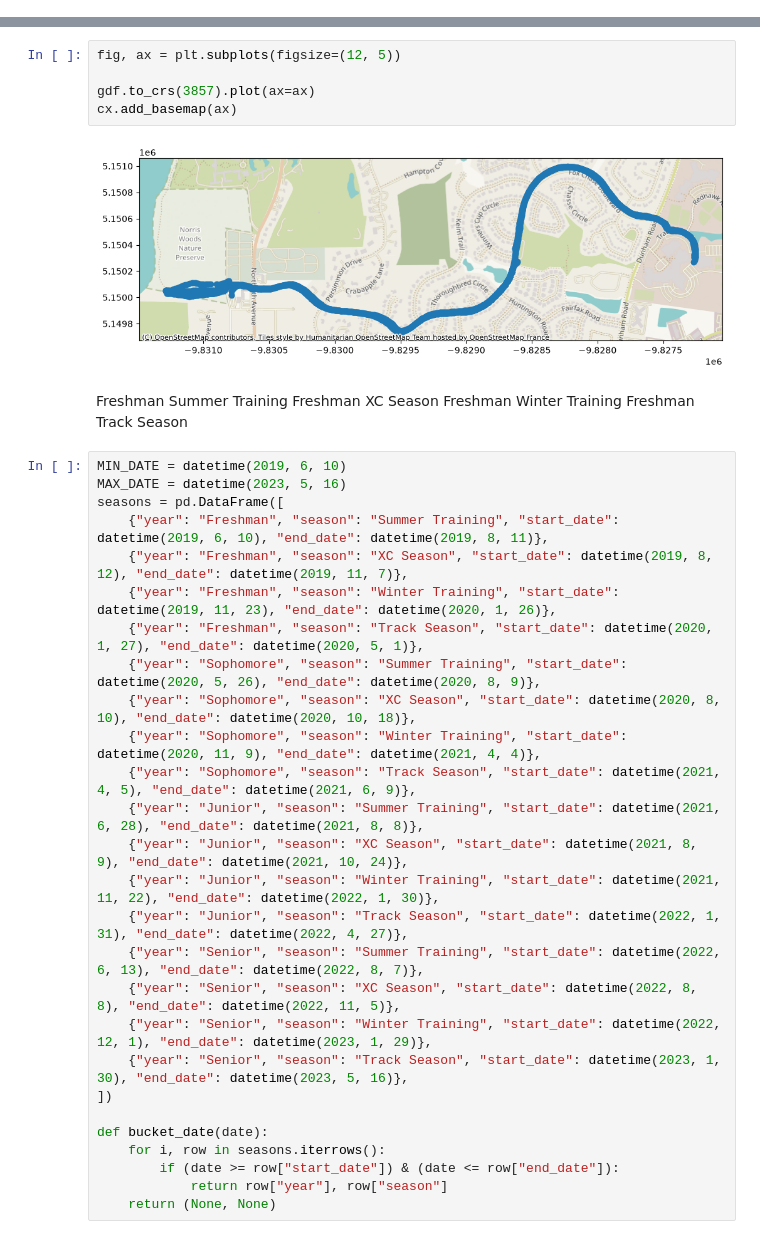
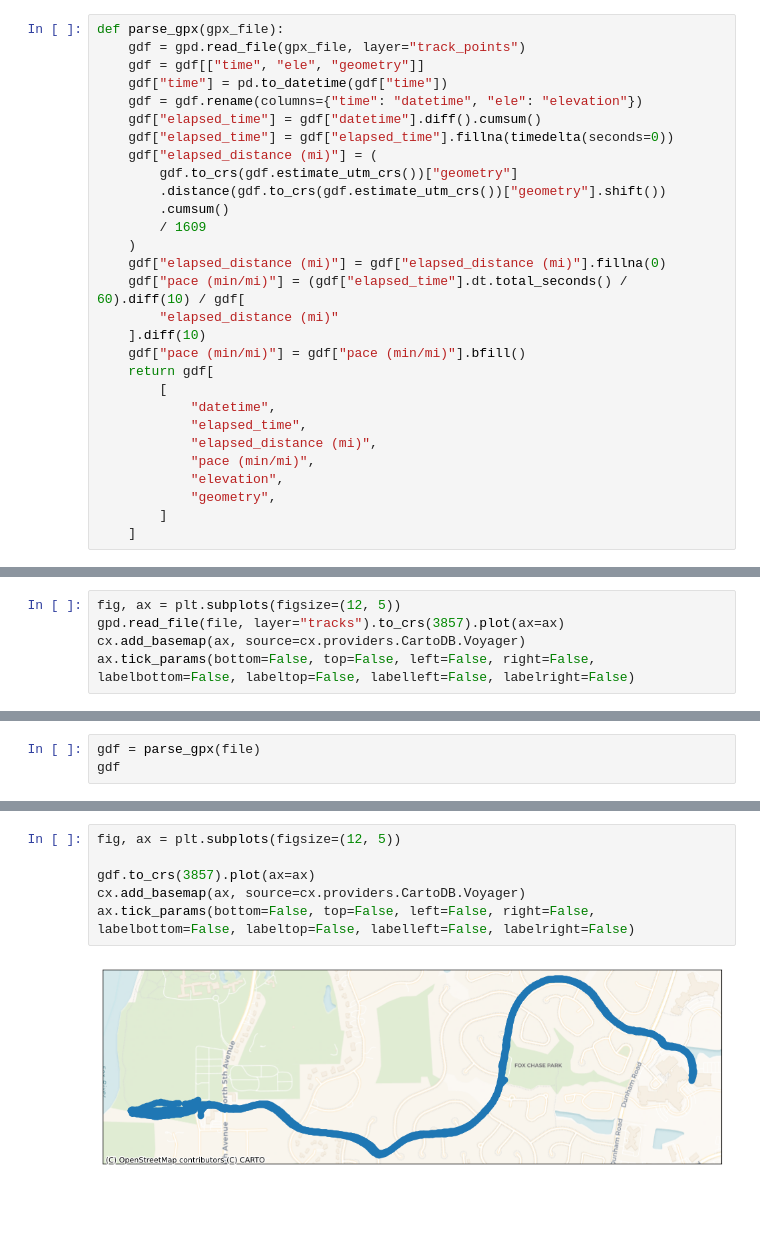
Before and after one commit to ryguy2k4/xc-routes, a Jupyter notebook: notebooks/gpx_tracks.ipynb, the cells around one changed output, grey strips where cells are left out. Saved outputs shown, nothing was run; the diff lists cells and outputs as text; blank space fills up the shorter version.

Commit message:
lots more data cleaning; map experimentation; updated readme.

```diff
--- a/notebooks/gpx_tracks.ipynb
+++ b/notebooks/gpx_tracks.ipynb
@@ -9,2 +10,31 @@ import glob
+# %%
+def parse_gpx(gpx_file):
+    gdf = gpd.read_file(gpx_file, layer="track_points")
+    gdf = gdf[["time", "ele", "geometry"]]
+    gdf["time"] = pd.to_datetime(gdf["time"])
+    gdf = gdf.rename(columns={"time": "datetime", "ele": "elevation"})
+    gdf["elapsed_time"] = gdf["datetime"].diff().cumsum()
+    gdf["elapsed_time"] = gdf["elapsed_time"].fillna(timedelta(seconds=0))
+    gdf["elapsed_distance (mi)"] = (
+        gdf.to_crs(gdf.estimate_utm_crs())["geometry"]
+        .distance(gdf.to_crs(gdf.estimate_utm_crs())["geometry"].shift())
+        .cumsum()
+        / 1609
+    )
+    gdf["elapsed_distance (mi)"] = gdf["elapsed_distance (mi)"].fillna(0)
+    gdf["pace (min/mi)"] = (gdf["elapsed_time"].dt.total_seconds() / 60).diff(10) / gdf[
+        "elapsed_distance (mi)"
+    ].diff(10)
+    gdf["pace (min/mi)"] = gdf["pace (min/mi)"].bfill()
+    return gdf[
+        [
+            "datetime",
+            "elapsed_time",
+            "elapsed_distance (mi)",
+            "pace (min/mi)",
+            "elevation",
+            "geometry",
+        ]
+    ]
 # %%
 file = '/Users/ryansponzilli/Developer/Python Projects/health-data/data/raw/apple_health/apple_health_export/workout-routes/route_2022-09-08_4.24pm.gpx'
@@ -30,0 +53,5 @@ gdf
+# %%
+fig, ax = plt.subplots(figsize=(12, 5))
+gpd.read_file(file, layer="tracks").to_crs(3857).plot(ax=ax)
+cx.add_basemap(ax, source=cx.providers.CartoDB.Voyager)
+ax.tick_params(bottom=False, top=False, left=False, right=False, labelbottom=False, labeltop=False, labelleft=False, labelright=False)
@@ -30,0 +60,3 @@ gdf
+# %%
+gdf = parse_gpx(file)
+gdf
@@ -31,39 +77,8 @@ gdf
 # %%
 fig, ax = plt.subplots(figsize=(12, 5))
 
 gdf.to_crs(3857).plot(ax=ax)
-cx.add_basemap(ax)
+cx.add_basemap(ax, source=cx.providers.CartoDB.Voyager)
+ax.tick_params(bottom=False, top=False, left=False, right=False, labelbottom=False, labeltop=False, labelleft=False, labelright=False)
 # %% [output]
-[figure, old version]
+[figure, new version]
-# %% [markdown]
-Freshman Summer Training
-Freshman XC Season
-Freshman Winter Training
-Freshman Track Season
-# %%
-MIN_DATE = datetime(2019, 6, 10)
-MAX_DATE = datetime(2023, 5, 16)
-seasons = pd.DataFrame([
-    {"year": "Freshman", "season": "Summer Training", "start_date": datetime(2019, 6, 10), "end_date": datetime(2019, 8, 11)},
-    {"year": "Freshman", "season": "XC Season", "start_date": datetime(2019, 8, 12), "end_date": datetime(2019, 11, 7)},
-    {"year": "Freshman", "season": "Winter Training", "start_date": datetime(2019, 11, 23), "end_date": datetime(2020, 1, 26)},
-    {"year": "Freshman", "season": "Track Season", "start_date": datetime(2020, 1, 27), "end_date": datetime(2020, 5, 1)},
-    {"year": "Sophomore", "season": "Summer Training", "start_date": datetime(2020, 5, 26), "end_date": datetime(2020, 8, 9)},
-    {"year": "Sophomore", "season": "XC Season", "start_date": datetime(2020, 8, 10), "end_date": datetime(2020, 10, 18)},
-    {"year": "Sophomore", "season": "Winter Training", "start_date": datetime(2020, 11, 9), "end_date": datetime(2021, 4, 4)},
-    {"year": "Sophomore", "season": "Track Season", "start_date": datetime(2021, 4, 5), "end_date": datetime(2021, 6, 9)},
-    {"year": "Junior", "season": "Summer Training", "start_date": datetime(2021, 6, 28), "end_date": datetime(2021, 8, 8)},
-    {"year": "Junior", "season": "XC Season", "start_date": datetime(2021, 8, 9), "end_date": datetime(2021, 10, 24)},
-    {"year": "Junior", "season": "Winter Training", "start_date": datetime(2021, 11, 22), "end_date": datetime(2022, 1, 30)},
-    {"year": "Junior", "season": "Track Season", "start_date": datetime(2022, 1, 31), "end_date": datetime(2022, 4, 27)},
-    {"year": "Senior", "season": "Summer Training", "start_date": datetime(2022, 6, 13), "end_date": datetime(2022, 8, 7)},
-    {"year": "Senior", "season": "XC Season", "start_date": datetime(2022, 8, 8), "end_date": datetime(2022, 11, 5)},
-    {"year": "Senior", "season": "Winter Training", "start_date": datetime(2022, 12, 1), "end_date": datetime(2023, 1, 29)},
-    {"year": "Senior", "season": "Track Season", "start_date": datetime(2023, 1, 30), "end_date": datetime(2023, 5, 16)},
-])
-
-def bucket_date(date):
-    for i, row in seasons.iterrows():
-        if (date >= row["start_date"]) & (date <= row["end_date"]):
-            return row["year"], row["season"]
-    return (None, None)
```
Also changed, not shown: parts of 13 cells of this notebook, 12 other files.
